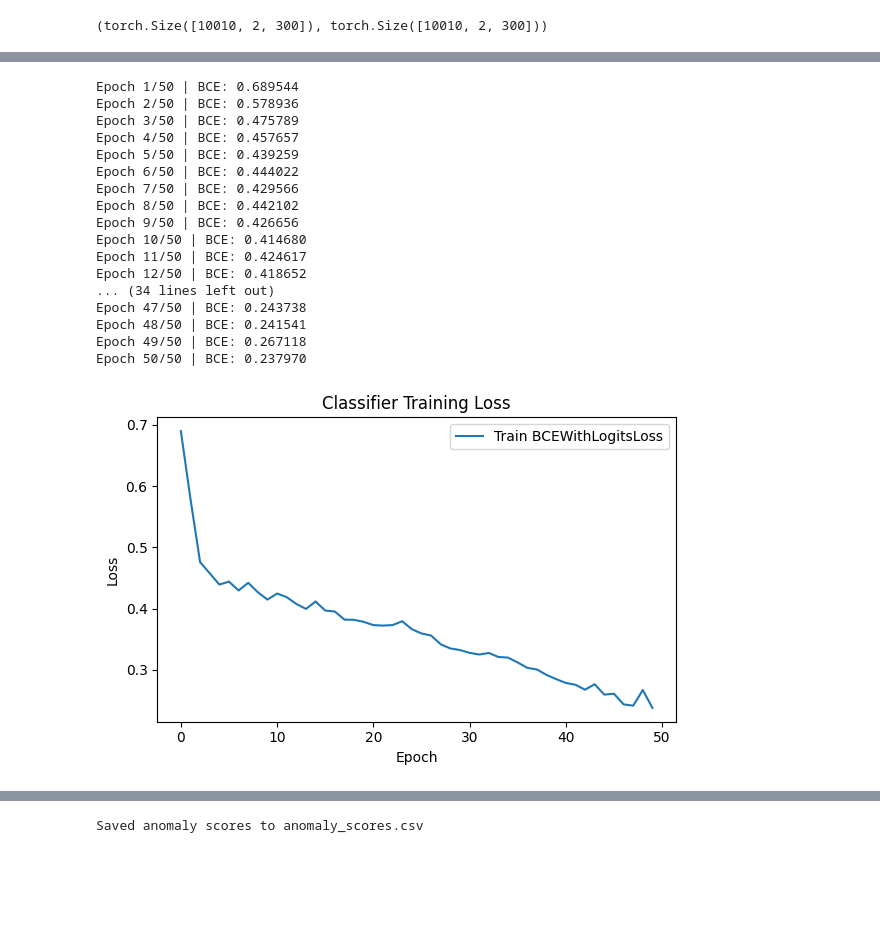
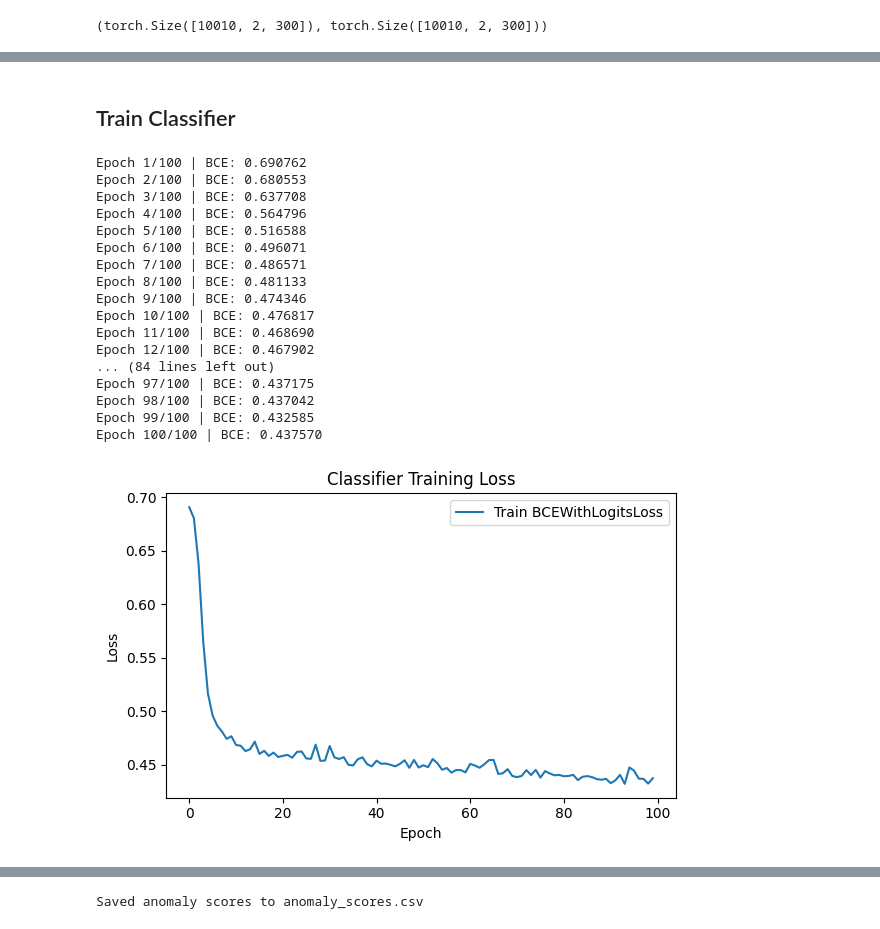
Before and after one commit to KrishWu/ranode, a Jupyter notebook: notebooks/gw_classifier.ipynb, the cells around one changed output, grey strips where cells are left out. Drawn from its saved outputs; the diff is of its cells as text; code cells hidden in the pictures; blank space fills up the shorter version.

```diff
--- a/notebooks/gw_classifier.ipynb
+++ b/notebooks/gw_classifier.ipynb
@@ -1,5 +1,14 @@
 # %% [markdown]
 # Classifiers Gravitational Wave Demo
+# %%
+USE_NEW_GENERATOR = True  # set False to use the legacy toy generator below
+
+SIGNAL_AMPLITUDE = 5  # tweak amplitude to study sensitivity
+num_backgrounds = 10000
+num_signals = 10
+
+USE_EXTERNAL_CLASSIFIER = False  # set True to use notebooks/model.py
+use_time_for_classifier = True # Only applies if not using external classifier
 # %% [markdown]
 ## Setup
 # %%
@@ -212,15 +217,11 @@ Columns: [time, H, L, H+L, H-L, label]
 # def gen_sig(amplitude: float): ...
 
 # -------- Dataset windows (background + injected signals) --------
-num_backgrounds = 10000
-num_signals = 10
-
 time = np.linspace(0, 300, num=300)[:, None]  # (300,1)
 
 bg_windows = [gen_bg() for _ in range(num_backgrounds)]       # each: (300,3) [time, H, L]
 bg_windows = np.stack(bg_windows, axis=0)                     # (N_bg,300,3)
 
-SIGNAL_AMPLITUDE = 5
 sig_windows = [
     combine_signal_with_background(gen_bg(), gen_sig(amplitude=SIGNAL_AMPLITUDE))
     for _ in range(num_signals)
@@ -229,7 +230,7 @@ sig_windows = [
 all_windows = np.concatenate([bg_windows, np.stack(sig_windows, axis=0)], axis=0)
 labels = np.array([0] * num_backgrounds + [1] * num_signals, dtype=int)
 
-perm = np.random.default_rng(2025).permutation(len(labels))
+perm = np.random.default_rng(48).permutation(len(labels))
 all_windows = all_windows[perm]
 labels = labels[perm]
 
@@ -525 +526,3 @@ plt.show()
+# %% [markdown]
+## Train Classifier
 # %%
@@ -585,7 +586,7 @@ class RealVsEstimatedDatasetWithTime(Dataset):
     def __getitem__(self, idx):
         return self.X[idx], self.y[idx], self.t[idx]
 # %%
-def train_classifier(model, loader, epochs=50, lr=1e-3):
+def train_classifier(model, loader, epochs=100, lr=1e-3):
     model = model.to(device)
     opt = optim.Adam(model.parameters(), lr=lr)
     loss_fn = nn.BCEWithLogitsLoss()
@@ -607,50 +608,49 @@ def train_classifier(model, loader, epochs=50, lr=1e-3):
             loss.backward()
             opt.step()
 
             total += loss.item() * xb.size(0)
             count += xb.size(0)
         train_losses.append(total / count)
 
         print(f"Epoch {ep+1}/{epochs} | BCE: {total/count:.6f}")
 
     return model, train_losses
 
-use_time_for_classifier = True
 if USE_EXTERNAL_CLASSIFIER:
     use_time_for_classifier = False
     clf = ExternalGWClassifier()
 else:
     clf = CNNClassifierWithTime(use_time=use_time_for_classifier)
 
 clf_ds = RealVsEstimatedDatasetWithTime(X_real_train, X_hat_train, train_t)
 clf_loader = DataLoader(clf_ds, batch_size=256, shuffle=True)
 
-clf, train_losses = train_classifier(clf, clf_loader, epochs=50, lr=1e-3)
+clf, train_losses = train_classifier(clf, clf_loader, epochs=100, lr=1e-3)
 
 plt.figure(figsize=(6,4))
 plt.plot(train_losses, label="Train BCEWithLogitsLoss")
 plt.xlabel("Epoch")
 plt.ylabel("Loss")
 plt.title("Classifier Training Loss")
 plt.legend()
 plt.tight_layout()
 plt.show()
 # %% [output]
-Epoch 1/50 | BCE: 0.689544
-Epoch 2/50 | BCE: 0.578936
-Epoch 3/50 | BCE: 0.475789
-Epoch 4/50 | BCE: 0.457657
-Epoch 5/50 | BCE: 0.439259
-Epoch 6/50 | BCE: 0.444022
-Epoch 7/50 | BCE: 0.429566
-Epoch 8/50 | BCE: 0.442102
-Epoch 9/50 | BCE: 0.426656
-Epoch 10/50 | BCE: 0.414680
-Epoch 11/50 | BCE: 0.424617
-Epoch 12/50 | BCE: 0.418652
-... (34 lines left out)
-Epoch 47/50 | BCE: 0.243738
-Epoch 48/50 | BCE: 0.241541
-Epoch 49/50 | BCE: 0.267118
-Epoch 50/50 | BCE: 0.237970
+Epoch 1/100 | BCE: 0.690762
+Epoch 2/100 | BCE: 0.680553
+Epoch 3/100 | BCE: 0.637708
+Epoch 4/100 | BCE: 0.564796
+Epoch 5/100 | BCE: 0.516588
+Epoch 6/100 | BCE: 0.496071
+Epoch 7/100 | BCE: 0.486571
+Epoch 8/100 | BCE: 0.481133
+Epoch 9/100 | BCE: 0.474346
+Epoch 10/100 | BCE: 0.476817
+Epoch 11/100 | BCE: 0.468690
+Epoch 12/100 | BCE: 0.467902
+... (84 lines left out)
+Epoch 97/100 | BCE: 0.437175
+Epoch 98/100 | BCE: 0.437042
+Epoch 99/100 | BCE: 0.432585
+Epoch 100/100 | BCE: 0.437570
-[figure, old version]
+[figure, new version]
```
Also changed, not shown: parts of 9 cells of this notebook, 1 other file.
